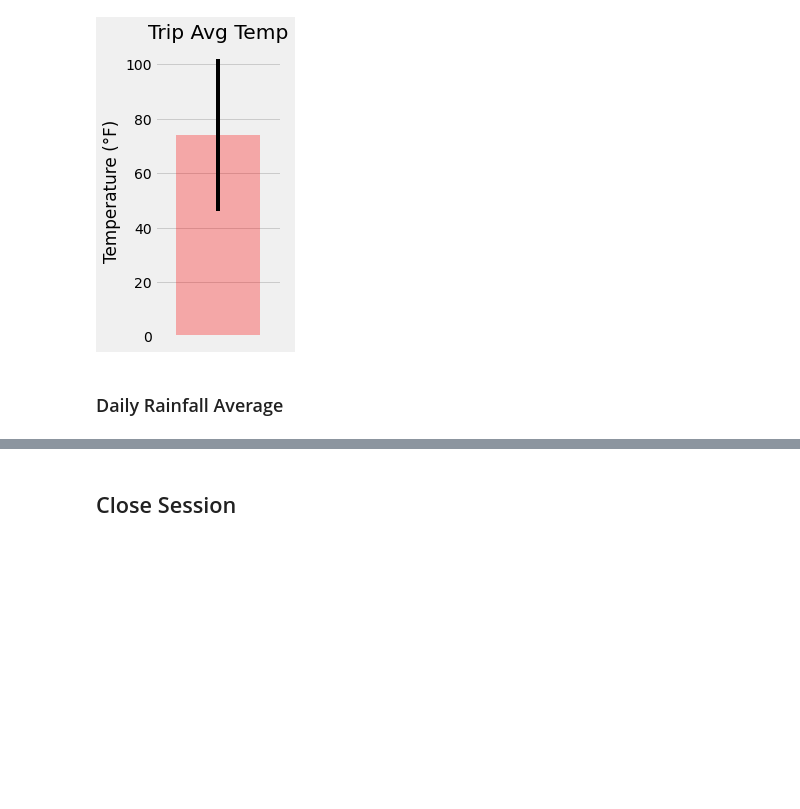
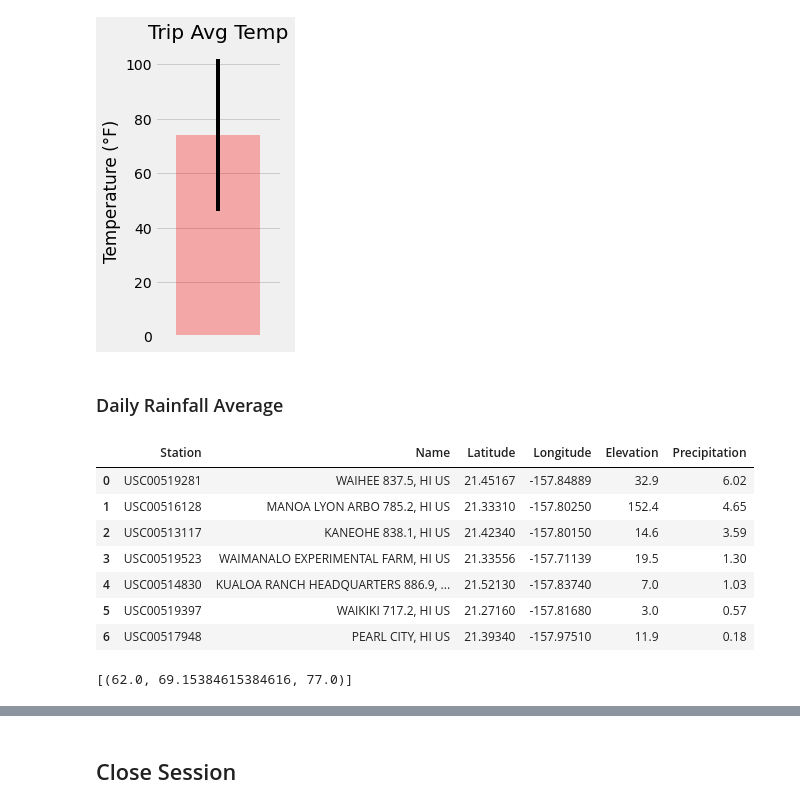
Before and after one commit to ahowellgates/sqlalchemy-challenge, a Jupyter notebook: temp_analysis_bonus_2_starter.ipynb, the cells around one changed output, grey strips where cells are left out. Cells and saved outputs as stored; diff of their text form; code cells hidden in the pictures; blank space fills up the shorter version.

```diff
--- a/temp_analysis_bonus_2_starter.ipynb
+++ b/temp_analysis_bonus_2_starter.ipynb
@@ -103,3 +99,47 @@ Text(0, 0.5, 'Temperature (°F)')
+# %%
+# Calculate the total amount of rainfall per weather station for your trip dates using the previous year's
+# matching dates.
+# Sort this in descending order by precipitation amount and list the station, name, latitude, longitude, and elevation
+start_date = '2017-08-01'
+end_date = '2017-08-07'
+
+start_date = dt.datetime.strptime(start_date, '%Y-%m-%d')
+previous_start_year = start_date.year - 1
+start_date = start_date.replace(year=previous_start_year).date()
+
+end_date = dt.datetime.strptime(end_date, '%Y-%m-%d')
+previous_start_end = end_date.year - 1
+end_date = end_date.replace(year=previous_start_end).date()
+
+# Filter out the precipitation measurement throughout the target dates
+sel = [Station.station, Station.name, Station.latitude,Station.longitude,
+       Station.elevation, func.round(func.sum(Measurement.prcp),2)]
+queries = session.query(*sel).\
+        filter(Measurement.station == Station.station).\
+        filter(Measurement.date >= start_date).filter(Measurement.date <= end_date).\
+        group_by(Station.station).order_by(func.sum(Measurement.prcp).desc())
+
+# Create a dataframe to illustrate the information
+name_list = ["Station", "Name", "Latitude", "Longitude", "Elevation", "Precipitation"]
+rainfall_list = []
+
+for query in queries:
+    rainfall_dict = {}
+    for i in range(len(query)):
+        rainfall_dict[name_list[i]] = query[i]
+    rainfall_list.append(rainfall_dict)
+
+rainfall_df = pd.DataFrame(rainfall_list)
+rainfall_df
+# %% [output]
+|  | Station | Name | Latitude | Longitude | Elevation | Precipitation |
+| 0 | USC00519281 | WAIHEE 837.5, HI US | 21.45167 | -157.84889 | 32.9 | 6.02 |
+| 1 | USC00516128 | MANOA LYON ARBO 785.2, HI US | 21.33310 | -157.80250 | 152.4 | 4.65 |
+| 2 | USC00513117 | KANEOHE 838.1, HI US | 21.42340 | -157.80150 | 14.6 | 3.59 |
+| 3 | USC00519523 | WAIMANALO EXPERIMENTAL FARM, HI US | 21.33556 | -157.71139 | 19.5 | 1.30 |
+| 4 | USC00514830 | KUALOA RANCH HEADQUARTERS 886.9, ... | 21.52130 | -157.83740 | 7.0 | 1.03 |
+| 5 | USC00519397 | WAIKIKI 717.2, HI US | 21.27160 | -157.81680 | 3.0 | 0.57 |
+| 6 | USC00517948 | PEARL CITY, HI US | 21.39340 | -157.97510 | 11.9 | 0.18 |
 # %%
 # Use this function to calculate the daily normals
 # (i.e. the averages for tmin, tmax, and tavg for all historic data matching a specific month and day)
@@ -120,6 +160,8 @@ def daily_normals(date):
 
 # For example
 daily_normals("01-01")
+# %% [output]
+[(62.0, 69.15384615384616, 77.0)]
 # %%
 # calculate the daily normals for your trip
 # push each tuple of calculations into a list called `normals`
```
Also changed, not shown: parts of 6 cells of this notebook.
